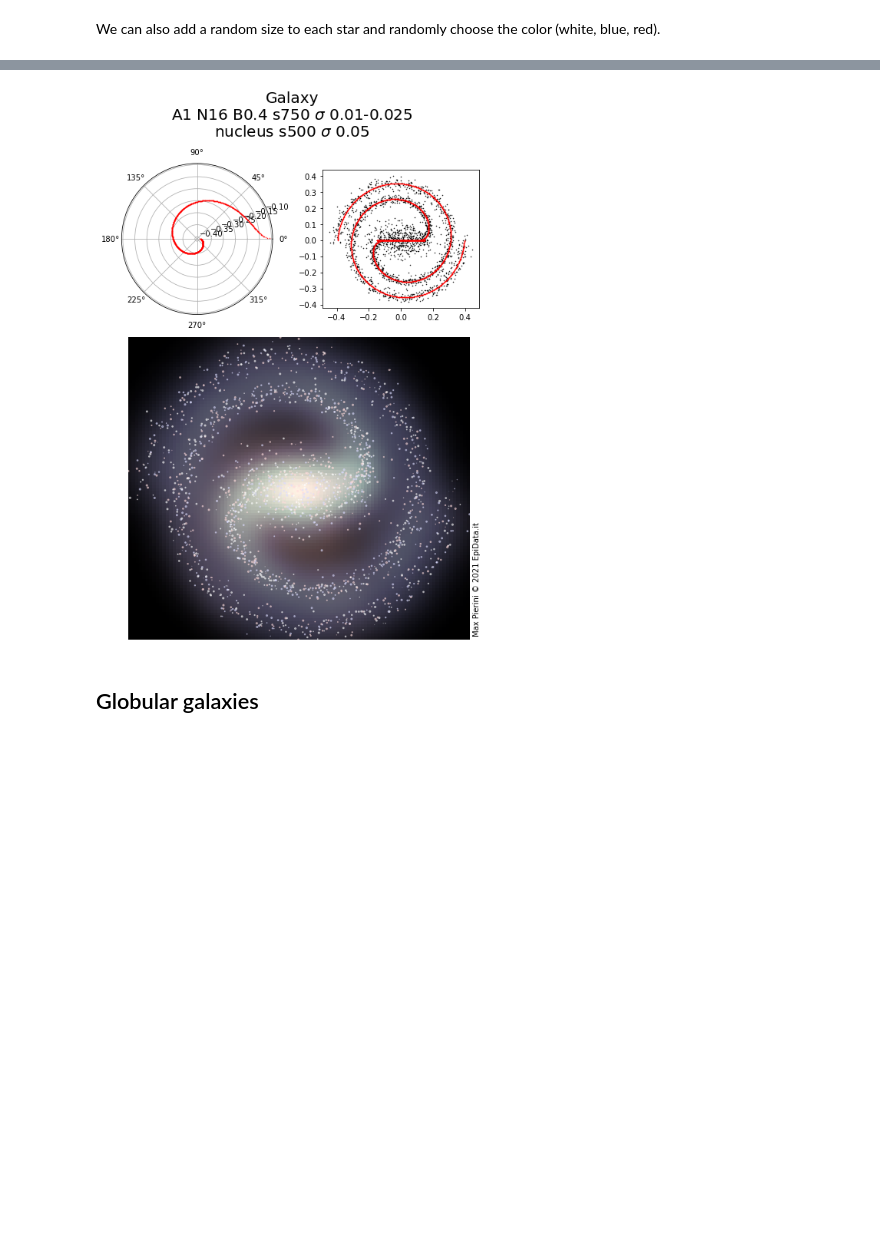
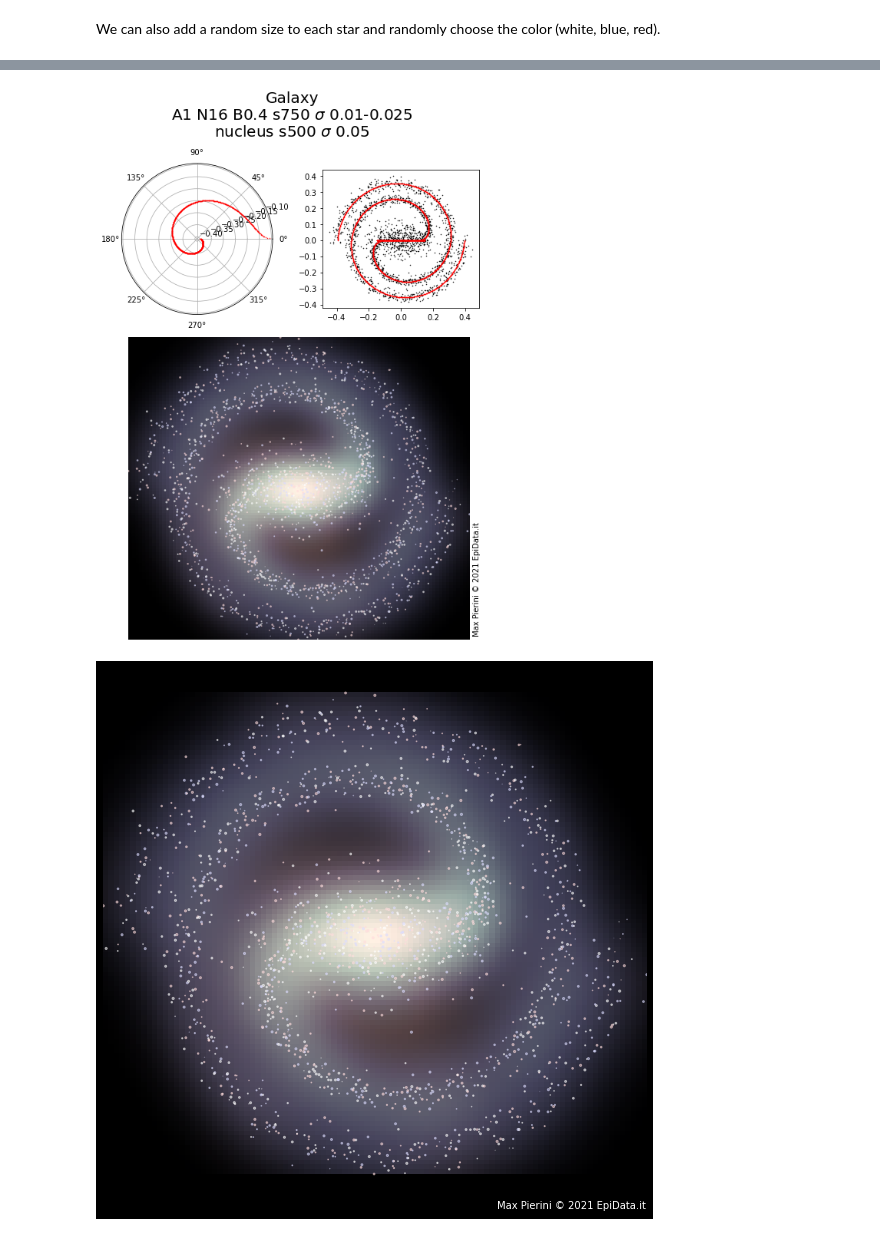
Before and after one commit to maxdevblock/galaxy, a Jupyter notebook: galaxy.ipynb, the cells around one changed output, grey strips where cells are left out. Cells and saved outputs as stored; diff of their text form; code cells hidden in the pictures; blank space fills up the shorter version.

```diff
--- a/galaxy.ipynb
+++ b/galaxy.ipynb
@@ -270,24 +308,24 @@ plot_galaxy(
 # %%
 # galaxy parameters
 A = 1
 N = 16
 B = .4
 sigma_min = .01
 sigma_max = .025
 # numer of stars in each arm
 size = 750
 # number of stars in nucleus
 nucleus_density = 500
 nucleus_sigma = .05
 plot_galaxy(
     A=A, N=N, B=B, size=size,
     sigma_min=sigma_min, sigma_max=sigma_max,
     nucleus_density=nucleus_density,
     nebula_size=100, nebula_alpha=.2,
     nucleus_sigma=nucleus_sigma,
-    globular_nucleus=False
+    globular_nucleus=False,
+    plot_single=True
 )
 # %% [output]
 [figure]
+[figure, added]
-# %% [markdown]
-## Globular galaxies
```
Also changed, not shown: parts of 12 cells of this notebook.
